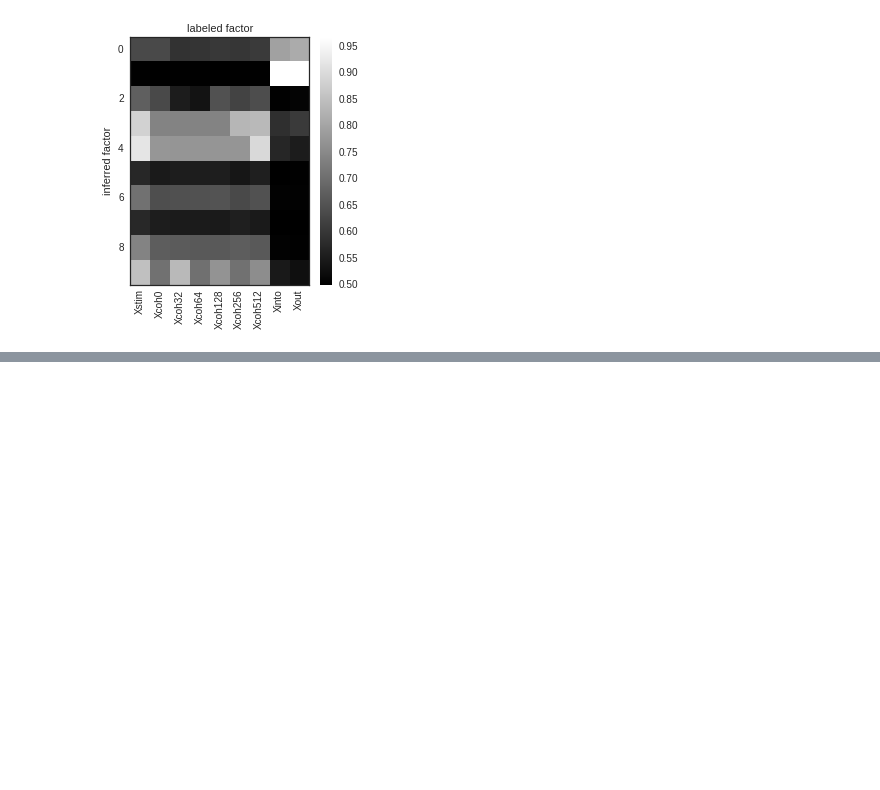
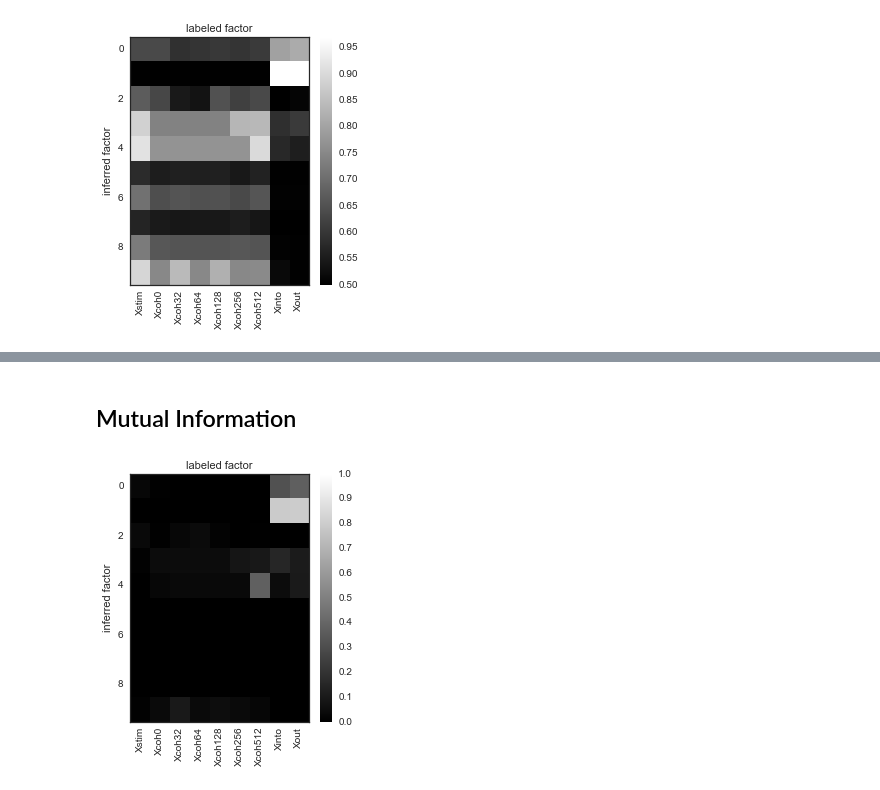
Before and after one commit to pearsonlab/spiketopics, a Jupyter notebook: experiments/roitman/explore_inferred_states.ipynb, the cells around one changed output, grey strips where cells are left out. Drawn from its saved outputs; the diff is of its cells as text; code cells hidden in the pictures; blank space fills up the shorter version.

Commit message:
added mutual information analysis to roitman data

```diff
--- a/experiments/roitman/explore_inferred_states.ipynb
+++ b/experiments/roitman/explore_inferred_states.ipynb
@@ -298,0 +299,19 @@ overlap.iloc[-K:, :]
+# %% [markdown]
+## Mutual Information
+# %%
+mi_mat = mutual_information_matrix(edf.iloc[:, :-K].values, edf.iloc[:, -K:].values)
+# %%
+row_labels = edf.columns[:-K]
+matshow(mi_mat.T, vmin=0, vmax=1)
+plt.ylabel('inferred factor')
+plt.xlabel('labeled factor')
+plt.colorbar();
+
+# add column names
+ax = plt.gca()
+ax.xaxis.set_label_position('top')
+plt.tick_params(axis='x', which='both', top='off', bottom='off',
+                labelbottom='on', labeltop='off', pad=5)
+plt.xticks(xrange(len(row_labels)), row_labels, rotation='vertical', horizontalalignment='center');
+# %% [output]
+[figure, added]
```
Also changed, not shown: parts of 10 cells of this notebook.
